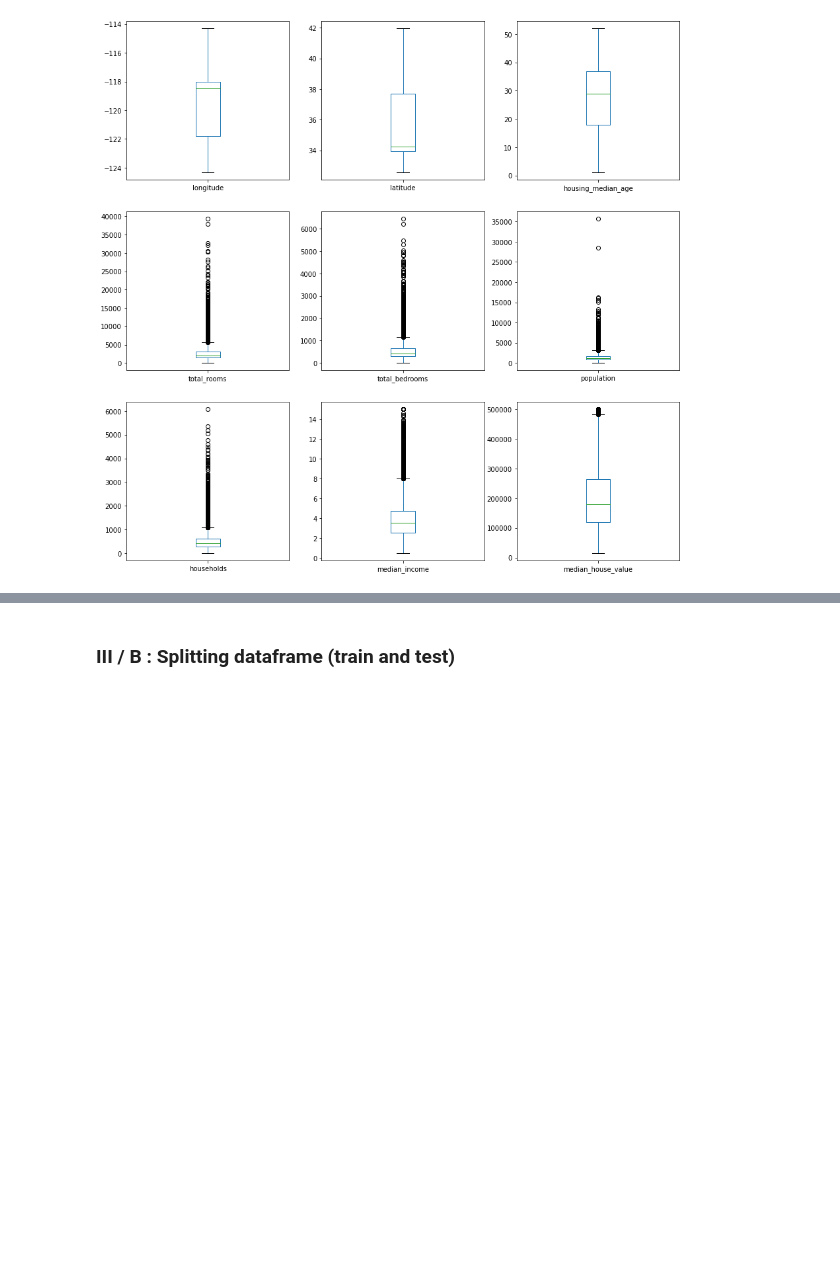
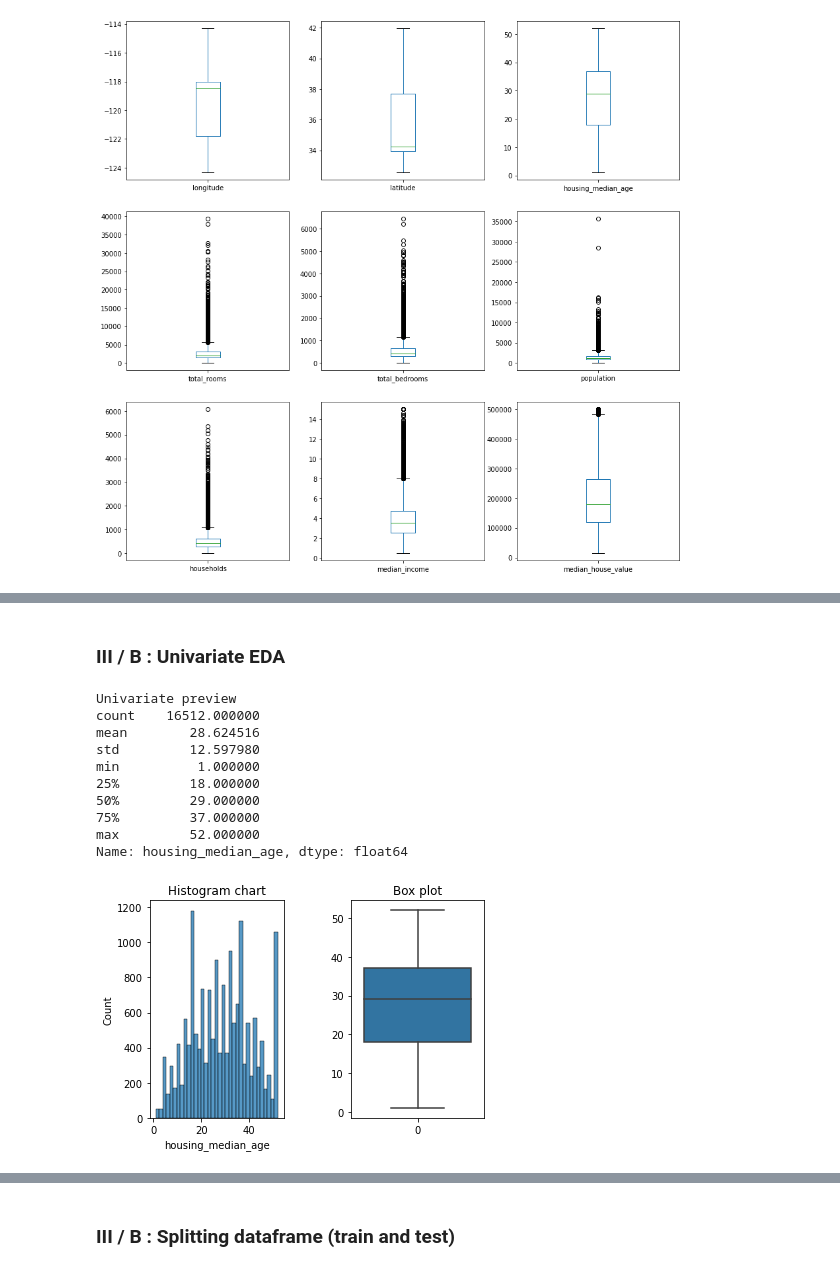
Before and after one commit to JonathanRaso/silicon_valley_immo_arturo, a Jupyter notebook: notebook_EDA.ipynb, the cells around one changed output, grey strips where cells are left out. Cells and saved outputs as stored; diff of their text form; code cells hidden in the pictures; blank space fills up the shorter version.

Commit message:
Adding function for univariate analysis in notebook_EDA

```diff
--- a/notebook_EDA.ipynb
+++ b/notebook_EDA.ipynb
@@ -165,0 +166,30 @@ clean_df[clean_df['households'] > 4900]
+# %% [markdown]
+### III / B : Univariate EDA
+# %%
+# We will create a new function for a preview of each feature
+def univariate_analysis(variable, stats):
+    plt.subplot(1,2,1)
+    sns.histplot(variable)
+    plt.title("Histogram chart")
+    plt.subplot(1,2,2)
+    sns.boxplot(data=variable,orient="v")
+    plt.title("Box plot")
+    plt.subplots_adjust(wspace=0.5)
+    if stats == True:
+        print('Univariate preview')
+        print(variable.describe())
+# %%
+# Univariate preview for housing_median_age feature
+univariate_analysis(clean_df.housing_median_age, True)
+# %% [output]
+Univariate preview
+count    16512.000000
+mean        28.624516
+std         12.597980
+min          1.000000
+25%         18.000000
+50%         29.000000
+75%         37.000000
+max         52.000000
+Name: housing_median_age, dtype: float64
+[figure, added]
```
Also changed, not shown: parts of 10 cells of this notebook, 1 other file.
